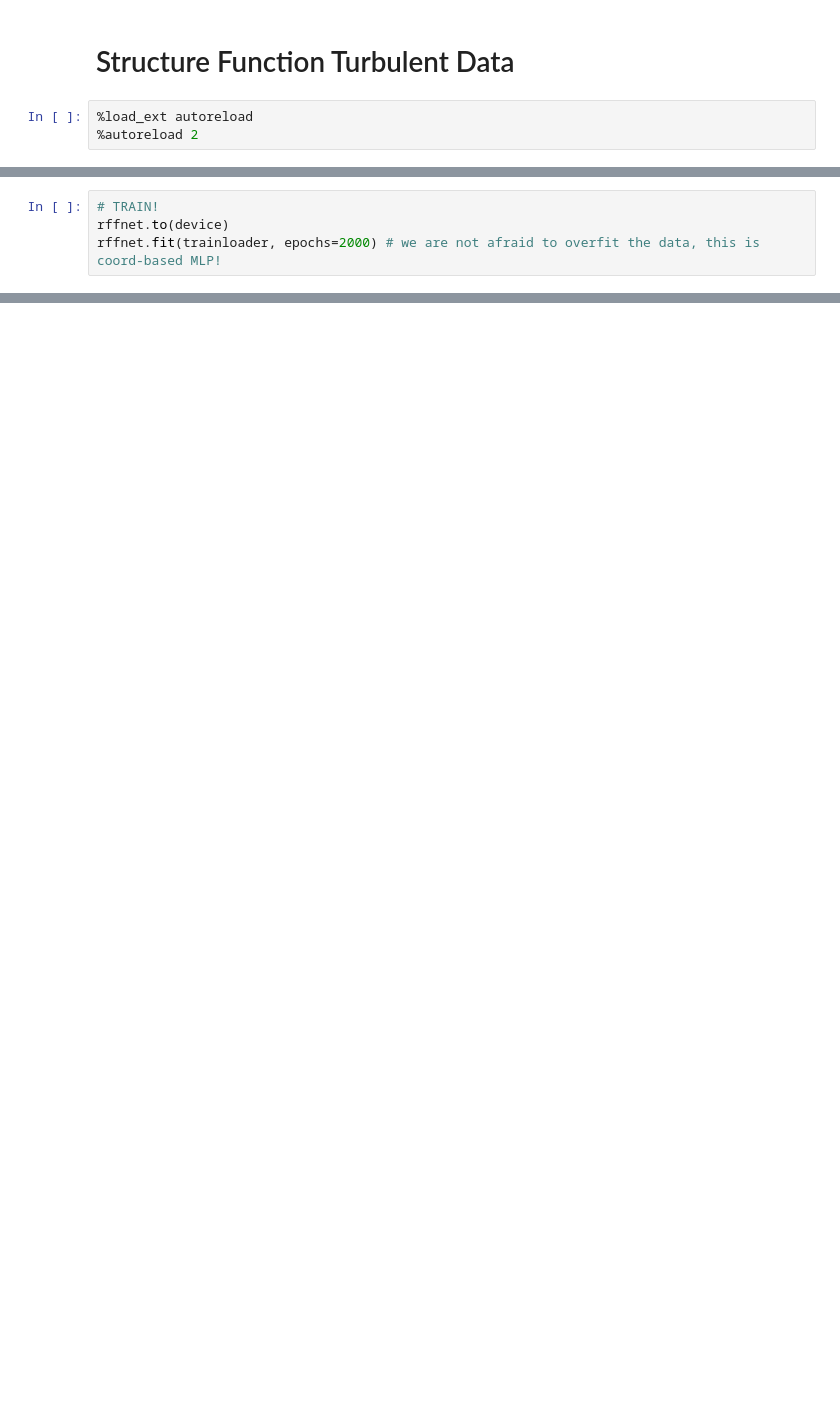
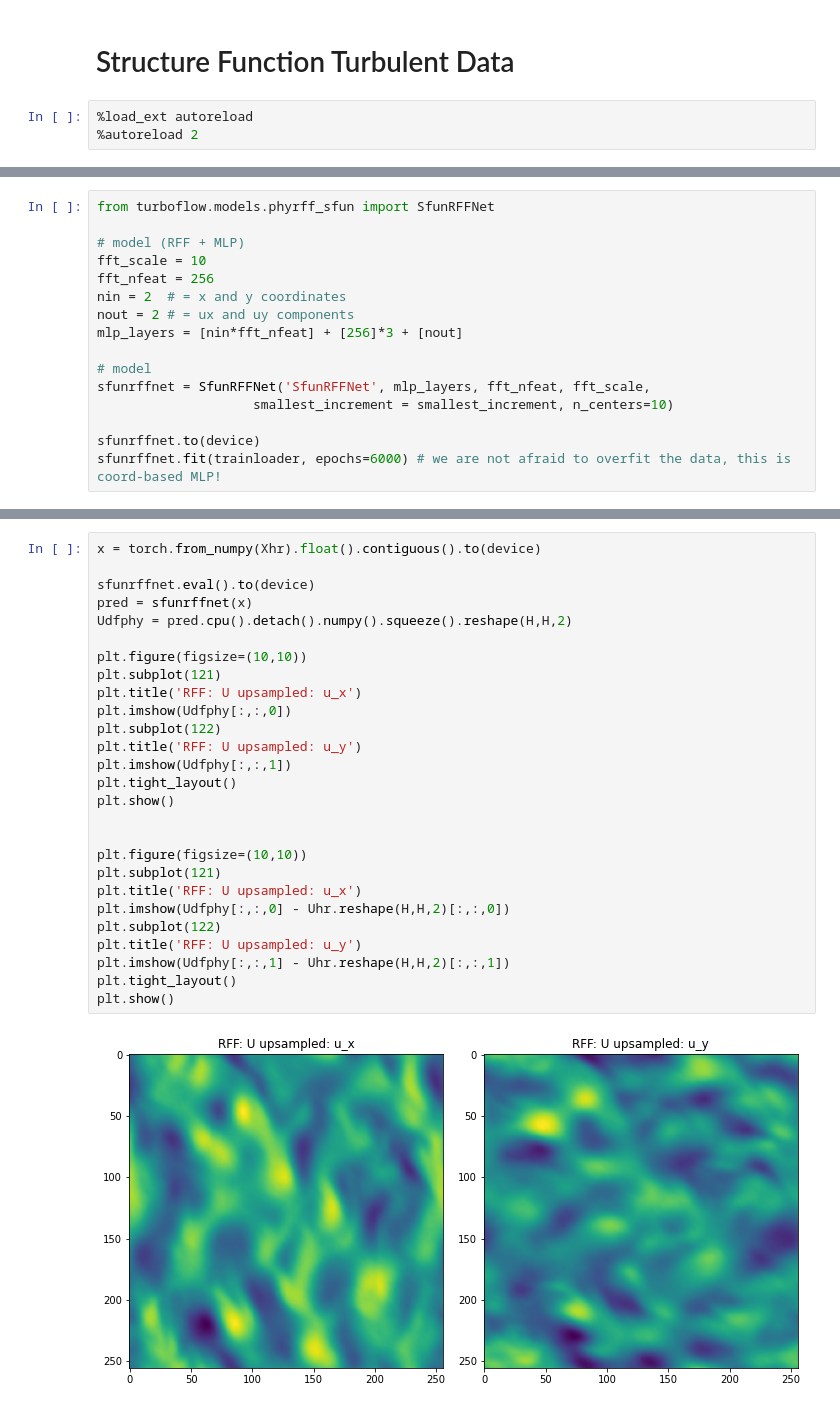
Before and after one commit to Chutlhu/TurboSuperResultion, a Jupyter notebook: notebooks/[Sandbox] RFFNet and StructureFun 2.ipynb, the cells around one changed output, grey strips where cells are left out. Drawn from its saved outputs; the diff is of its cells as text; blank space fills up the shorter version.

Commit message:
sfun regularization

```diff
--- a/notebooks/[Sandbox] RFFNet and StructureFun 2.ipynb
+++ b/notebooks/[Sandbox] RFFNet and StructureFun 2.ipynb
@@ -79,4 +64,16 @@ ZeroDivisionError: division by zero
-# %%
-# TRAIN!
-rffnet.to(device)
-rffnet.fit(trainloader, epochs=2000) # we are not afraid to overfit the data, this is coord-based MLP!
+# %%
+from turboflow.models.phyrff_sfun import SfunRFFNet
+
+# model (RFF + MLP)
+fft_scale = 10
+fft_nfeat = 256
+nin = 2  # = x and y coordinates
+nout = 2 # = ux and uy components
+mlp_layers = [nin*fft_nfeat] + [256]*3 + [nout]
+
+# model
+sfunrffnet = SfunRFFNet('SfunRFFNet', mlp_layers, fft_nfeat, fft_scale,
+                    smallest_increment = smallest_increment, n_centers=10)
+
+sfunrffnet.to(device)
+sfunrffnet.fit(trainloader, epochs=6000) # we are not afraid to overfit the data, this is coord-based MLP!
@@ -82,0 +98,29 @@ rffnet.fit(trainloader, epochs=2000) # we are not afraid to overfit the data, th
+# %%
+x = torch.from_numpy(Xhr).float().contiguous().to(device)
+
+sfunrffnet.eval().to(device)
+pred = sfunrffnet(x)
+Udfphy = pred.cpu().detach().numpy().squeeze().reshape(H,H,2)
+
+plt.figure(figsize=(10,10))
+plt.subplot(121)
+plt.title('RFF: U upsampled: u_x')
+plt.imshow(Udfphy[:,:,0])
+plt.subplot(122)
+plt.title('RFF: U upsampled: u_y')
+plt.imshow(Udfphy[:,:,1])
+plt.tight_layout()
+plt.show()
+
+
+plt.figure(figsize=(10,10))
+plt.subplot(121)
+plt.title('RFF: U upsampled: u_x')
+plt.imshow(Udfphy[:,:,0] - Uhr.reshape(H,H,2)[:,:,0])
+plt.subplot(122)
+plt.title('RFF: U upsampled: u_y')
+plt.imshow(Udfphy[:,:,1] - Uhr.reshape(H,H,2)[:,:,1])
+plt.tight_layout()
+plt.show()
+# %% [output]
+[figure, added]
```
Also changed, not shown: parts of 10 cells of this notebook, 2 other files.
